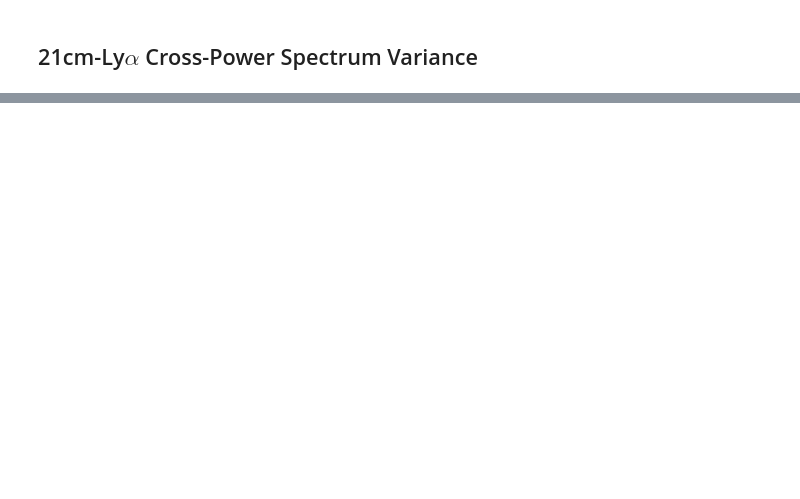
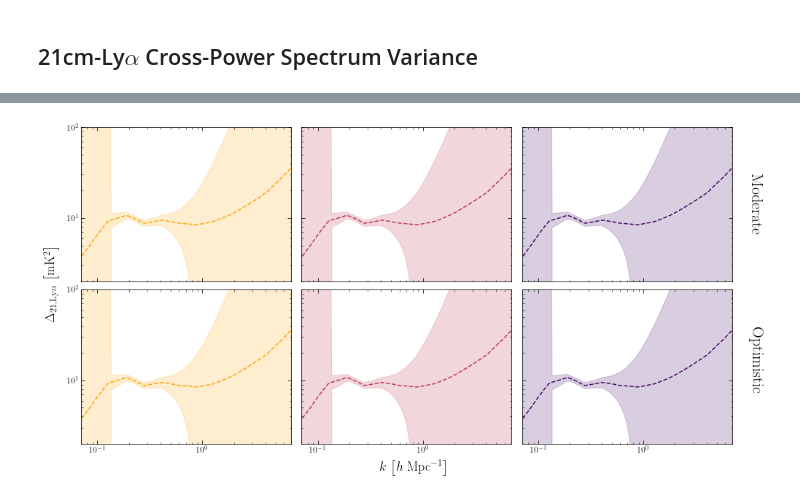
Before and after one commit to tacox5/Senior_Thesis, a Jupyter notebook: notebooks/Noise_Power_Spectrum.ipynb, the cells around one changed output, grey strips where cells are left out. Cells and saved outputs as stored; diff of their text form; code cells hidden in the pictures; blank space fills up the shorter version.

```diff
--- a/notebooks/Noise_Power_Spectrum.ipynb
+++ b/notebooks/Noise_Power_Spectrum.ipynb
@@ -154,0 +135,29 @@ plt.show()
+# %%
+noise = np.copy(new_err)
+noise[np.isinf(noise)] = 1e5
+# %%
+fig, ax = plt.subplots(2, 3, figsize=(16, 8), sharey = True, sharex = True)
+
+axs = ax.ravel()
+
+colors = plt.cm.inferno(np.linspace(0.2, 0.8, 3))[::-1]
+
+for i, ax_i in enumerate(axs):
+    ax_i.plot(ks, sensitivity.p21(ks), color = colors[i % 3], linestyle = '--')
+    ax_i.fill_between(ks, sensitivity.p21(ks).value - noise,
+                     sensitivity.p21(ks).value + noise, alpha = 0.2, color = colors[i % 3])
+    ax_i.set_xscale('log')
+    ax_i.set_yscale('log')
+    ax_i.set_xlim([0.07, 7])
+    ax_i.set_ylim([2, 1e2])
+
+fig.text(0.48, 0.06, r'$k$ $\left[h \ {\rm Mpc}^{-1} \right]$', fontsize = 18)
+fig.text(0.08, 0.42, r'$\Delta_{21, \rm Ly\alpha}$ $\left[\rm mK^2 \right]$', rotation = 90, fontsize = 18)
+
+fig.text(0.92, 0.63, r'Moderate', fontsize = 22, rotation = 270)
+fig.text(0.92, 0.25, r'Optimistic', fontsize = 22, rotation = 270)
+#fig.tight_layout()
+plt.subplots_adjust(wspace = 0.05, hspace = 0.05)
+plt.show()
+# %% [output]
+[figure, added]
```
Also changed, not shown: parts of 28 cells of this notebook, 40 other files.
